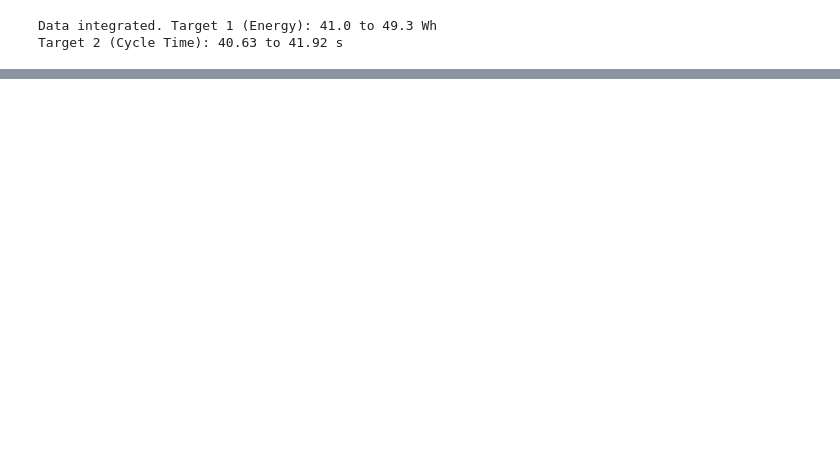
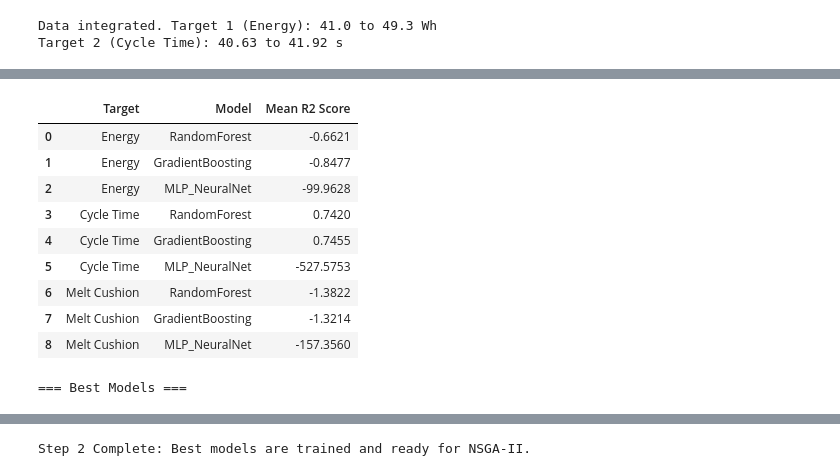
Before and after one commit to San4568GH/polymer-project, a Jupyter notebook: Injection.ipynb, the cells around one changed output, grey strips where cells are left out. Saved outputs shown, nothing was run; the diff lists cells and outputs as text; code cells hidden in the pictures; blank space fills up the shorter version.

Commit message:
Created using Colab,adjusted display of R2 data

```diff
--- a/Injection.ipynb
+++ b/Injection.ipynb
@@ -39,51 +39,91 @@ from sklearn.preprocessing import StandardScaler
 from sklearn.model_selection import cross_validate
 from sklearn.pipeline import make_pipeline
 import numpy as np
+import pandas as pd
 import copy
 
 # 1. Define the 3 diverse surrogate models to evaluate
 models_dict = {
     'RandomForest': RandomForestRegressor(n_estimators=100, random_state=42),
     'GradientBoosting': GradientBoostingRegressor(n_estimators=100, random_state=42),
-    'MLP_NeuralNet': make_pipeline(StandardScaler(), MLPRegressor(hidden_layer_sizes=(16, 8), max_iter=2000, random_state=42, early_stopping=True))
+    'MLP_NeuralNet': make_pipeline(
+        StandardScaler(),
+        MLPRegressor(
+            hidden_layer_sizes=(16, 8),
+            max_iter=2000,
+            random_state=42,
+            early_stopping=True
+        )
+    )
 }
+
+# Store all results
+results_table = []
 
 # Helper function to run the tournament for a specific target
 def get_best_surrogate(X_train, y_train, target_name):
-    print(f"--- Evaluating Models for {target_name} ---")
+
     best_name = ""
     best_r2 = -float('inf')
     best_model = None
 
     # Test each model using 5-Fold Cross Validation
     for name, model in models_dict.items():
-        cv_results = cross_validate(model, X_train, y_train.values.ravel(), cv=5, scoring='r2')
+
+        cv_results = cross_validate(
+            model,
+            X_train,
+            y_train.values.ravel(),
+            cv=5,
+            scoring='r2'
+        )
+
         mean_r2 = np.mean(cv_results['test_score'])
 
-        # Print the R2 score for every model tested
-        print(f"  {name:<18}: R2 = {mean_r2:.4f}")
+        # Save result for table
+        results_table.append({
+            "Target": target_name,
+            "Model": name,
+            "Mean R2 Score": round(mean_r2, 4)
+        })
 
-        # Update if this model has a better R2 score
+        # Find best model
         if mean_r2 > best_r2:
             best_r2 = mean_r2
             best_name = name
             best_model = copy.deepcopy(model)
 
-    # Train the absolute best model on the complete dataset
+    # Train best model on full dataset
     best_model.fit(X_train, y_train.values.ravel())
-    print(f"  >> WINNER: {best_name} (R2: {best_r2:.4f}) <<\n")
+
     return best_model, best_name, best_r2
 
-print("=== Surrogate Model Tournament Results (5-Fold CV) ===\n")
+print("=== Running Surrogate Model Tournament ===\n")
 
-# 2. Run tournament for Target 1: Energy
+# 2. Run tournament for each target
 model_energy, name_e, r2_e = get_best_surrogate(x, y_e, "Energy")
-
-# 3. Run tournament for Target 2: Cycle Time
 model_time, name_t, r2_t = get_best_surrogate(x, y_t, "Cycle Time")
-
-# 4. Run tournament for Constraint: Melt Cushion
 model_cushion, name_c, r2_c = get_best_surrogate(x, y_c, "Melt Cushion")
 
+# 3. Create and display results table
+results_df = pd.DataFrame(results_table)
+
+print("\n=== 5-Fold Cross Validation R2 Results ===\n")
+display(results_df)
+
+# Optional: Show winners separately
+winners_df = pd.DataFrame({
+    "Target": ["Energy", "Cycle Time", "Melt Cushion"],
+    "Best Model": [name_e, name_t, name_c],
+    "Best R2 Score": [
+        round(r2_e, 4),
+        round(r2_t, 4),
+        round(r2_c, 4)
+    ]
+})
+
+print("\n=== Best Models ===\n")
+display(winners_df)
+
 print("Step 2 Complete: Best models are trained and ready for NSGA-II.")
 # %% [output]
@@ -110,0 +132,11 @@ Step 2 Complete: Best models are trained and ready for NSGA-II.
+|  | Target | Model | Mean R2 Score |
+| 0 | Energy | RandomForest | -0.6621 |
+| 1 | Energy | GradientBoosting | -0.8477 |
+| 2 | Energy | MLP_NeuralNet | -99.9628 |
+| 3 | Cycle Time | RandomForest | 0.7420 |
+| 4 | Cycle Time | GradientBoosting | 0.7455 |
+| 5 | Cycle Time | MLP_NeuralNet | -527.5753 |
+| 6 | Melt Cushion | RandomForest | -1.3822 |
+| 7 | Melt Cushion | GradientBoosting | -1.3214 |
+| 8 | Melt Cushion | MLP_NeuralNet | -157.3560 |
+=== Best Models ===
@@ -111,3 +147,4 @@ Step 2 Complete: Best models are trained and ready for NSGA-II.
+Step 2 Complete: Best models are trained and ready for NSGA-II.
 # %%
 !pip install deap
 
```
Also changed, not shown: parts of 4 cells of this notebook.
